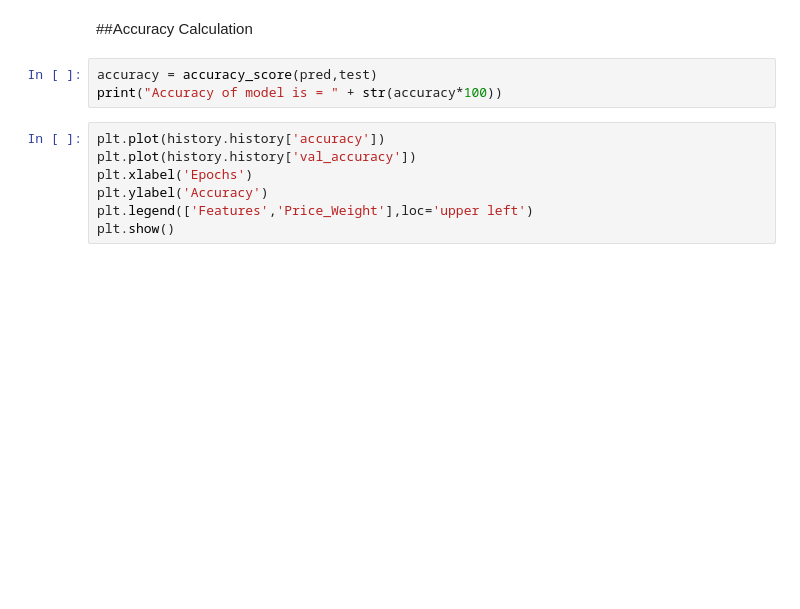
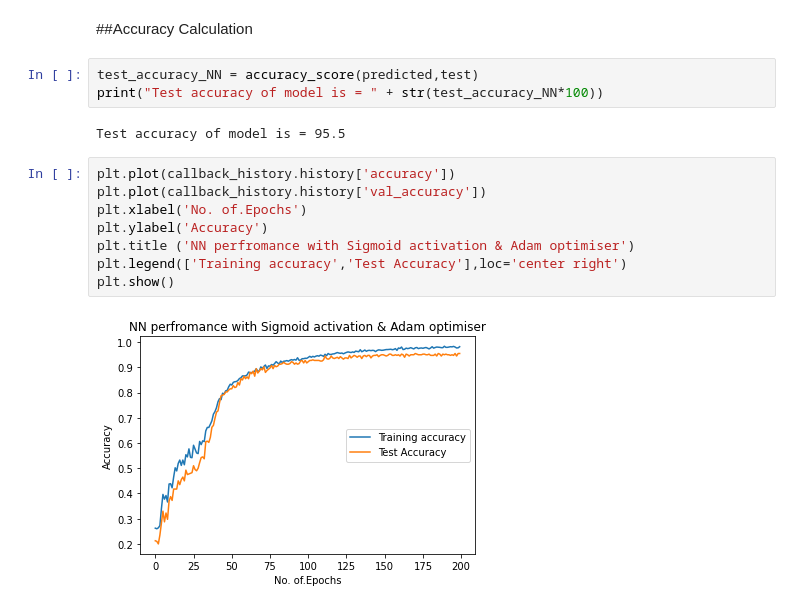
Before and after one commit to chiranjanroy/gr-limesdr, a Jupyter notebook: CS725_FML_Course_project.ipynb, the cells around one changed output. Saved outputs shown, nothing was run; the diff lists cells and outputs as text; blank space fills up the shorter version.

```diff
--- a/CS725_FML_Course_project.ipynb
+++ b/CS725_FML_Course_project.ipynb
@@ -593,13 +629,18 @@ for i in range(len(y_test)):
 # %% [markdown]
 ##Accuracy Calculation
 # %%
-accuracy = accuracy_score(pred,test)
-print("Accuracy of model is = " + str(accuracy*100))
+test_accuracy_NN = accuracy_score(predicted,test)
+print("Test accuracy of model is = " + str(test_accuracy_NN*100))
+# %% [output]
+Test accuracy of model is = 95.5
 # %%
-plt.plot(history.history['accuracy'])
-plt.plot(history.history['val_accuracy'])
-plt.xlabel('Epochs')
+plt.plot(callback_history.history['accuracy'])
+plt.plot(callback_history.history['val_accuracy'])
+plt.xlabel('No. of.Epochs')
 plt.ylabel('Accuracy')
-plt.legend(['Features','Price_Weight'],loc='upper left')
+plt.title ('NN perfromance with Sigmoid activation & Adam optimiser')
+plt.legend(['Training accuracy','Test Accuracy'],loc='center right')
 plt.show()
+# %% [output]
+[figure, added]
 # %%
```
Also changed, not shown: parts of 13 cells of this notebook.
